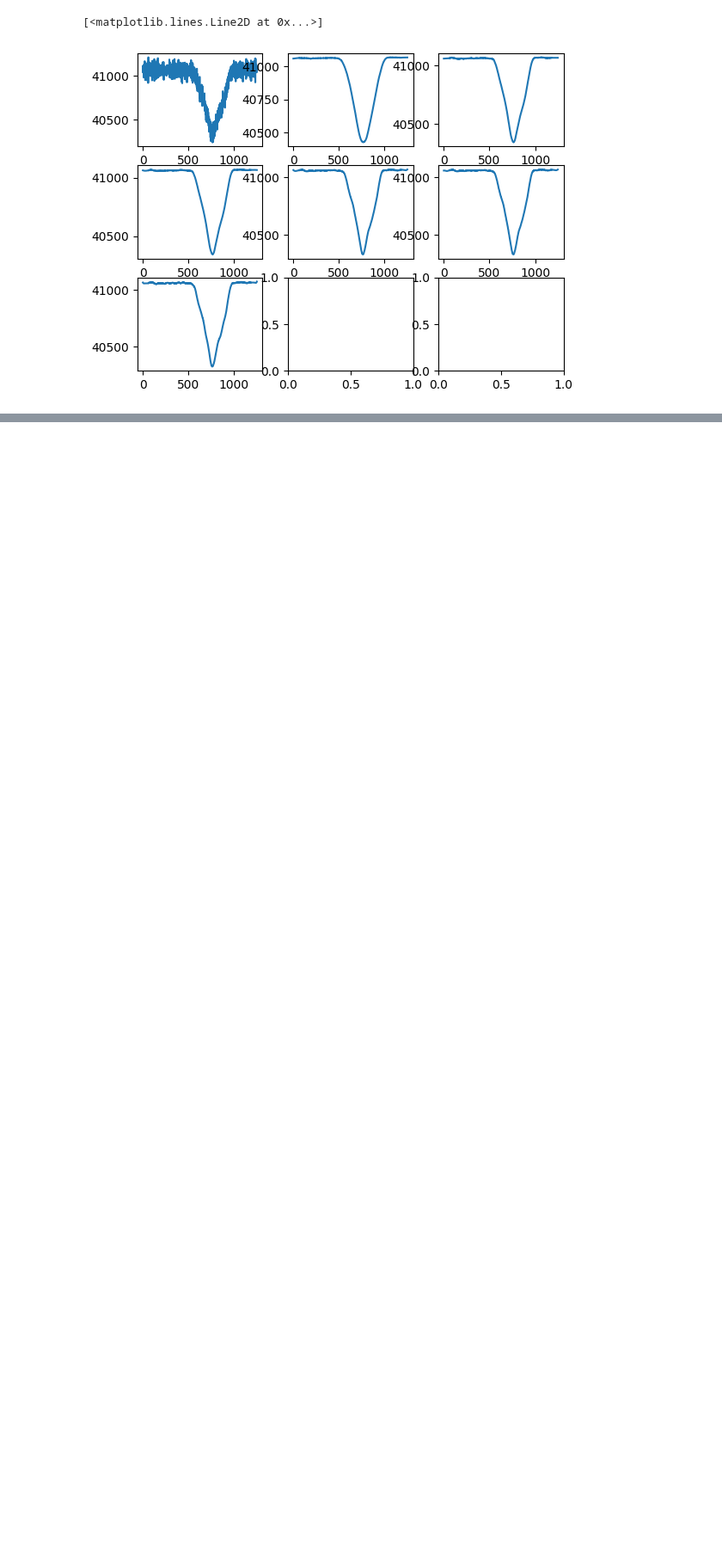
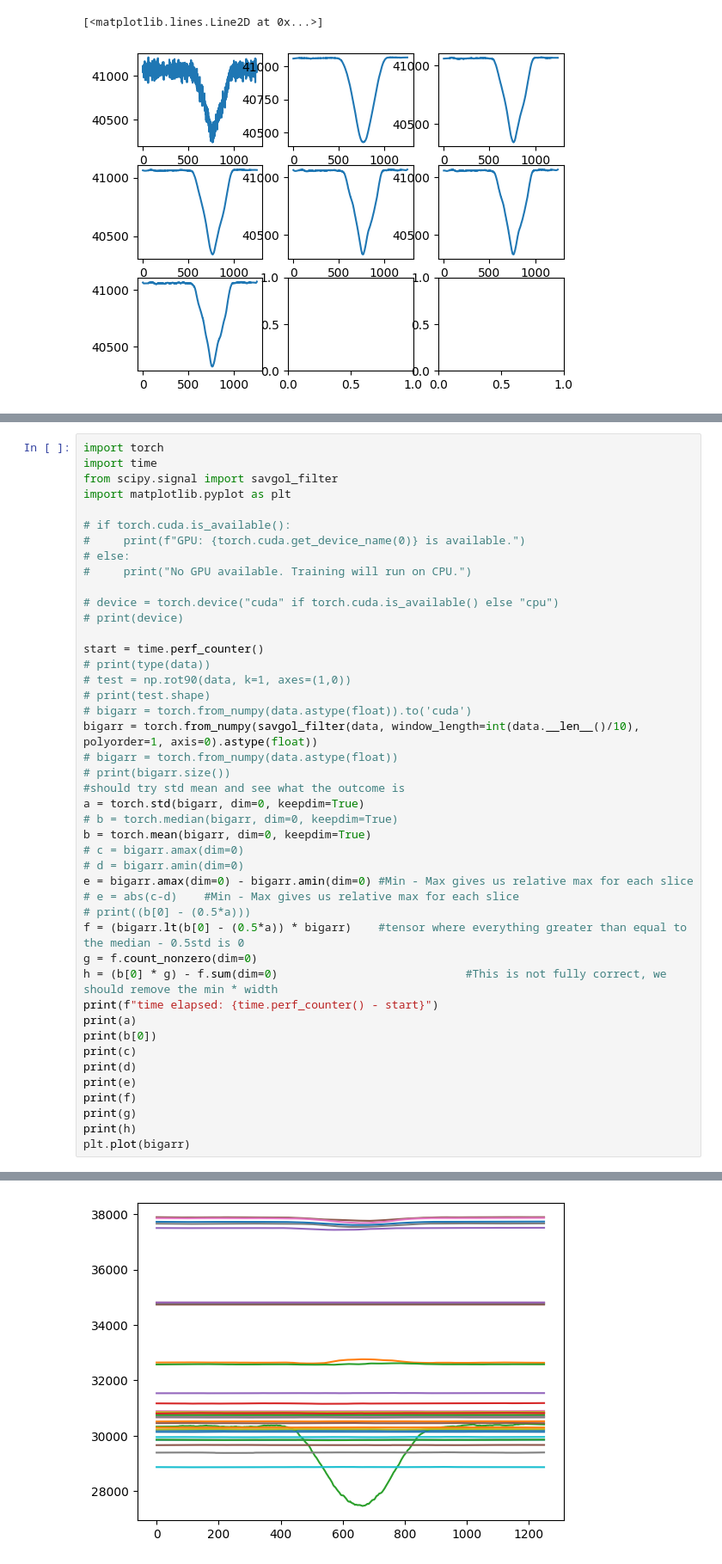
Before and after one commit to michael-miftek/testing, a Jupyter notebook: processingtesting.ipynb, the cells around one changed output, grey strips where cells are left out. Shown at 86% size. Cells and saved outputs as stored; diff of their text form; blank space fills up the shorter version.

```diff
--- a/processingtesting.ipynb
+++ b/processingtesting.ipynb
@@ -823,2 +827,47 @@ tensor(41077., dtype=torch.float64)
 [<matplotlib.lines.Line2D at 0x...>]
 [figure]
+# %%
+import torch
+import time
+from scipy.signal import savgol_filter
+import matplotlib.pyplot as plt
+
+# if torch.cuda.is_available():
+#     print(f"GPU: {torch.cuda.get_device_name(0)} is available.")
+# else:
+#     print("No GPU available. Training will run on CPU.")
+
+# device = torch.device("cuda" if torch.cuda.is_available() else "cpu")
+# print(device)
+
+start = time.perf_counter()
+# print(type(data))
+# test = np.rot90(data, k=1, axes=(1,0))
+# print(test.shape)
+# bigarr = torch.from_numpy(data.astype(float)).to('cuda')
+bigarr = torch.from_numpy(savgol_filter(data, window_length=int(data.__len__()/10), polyorder=1, axis=0).astype(float))
+# bigarr = torch.from_numpy(data.astype(float))
+# print(bigarr.size())
+#should try std mean and see what the outcome is
+a = torch.std(bigarr, dim=0, keepdim=True)
+# b = torch.median(bigarr, dim=0, keepdim=True)
+b = torch.mean(bigarr, dim=0, keepdim=True)
+# c = bigarr.amax(dim=0)
+# d = bigarr.amin(dim=0)
+e = bigarr.amax(dim=0) - bigarr.amin(dim=0) #Min - Max gives us relative max for each slice
+# e = abs(c-d)    #Min - Max gives us relative max for each slice
+# print((b[0] - (0.5*a)))
+f = (bigarr.lt(b[0] - (0.5*a)) * bigarr)    #tensor where everything greater than equal to the median - 0.5std is 0
+g = f.count_nonzero(dim=0)
+h = (b[0] * g) - f.sum(dim=0)                            #This is not fully correct, we should remove the min * width
+print(f"time elapsed: {time.perf_counter() - start}")
+print(a)
+print(b[0])
+print(c)
+print(d)
+print(e)
+print(f)
+print(g)
+print(h)
+plt.plot(bigarr)
+# %% [output]
@@ -824,0 +908 @@ tensor(41077., dtype=torch.float64)
+[figure, added]
```
Also changed, not shown: parts of 3 cells of this notebook, 1 other file.
